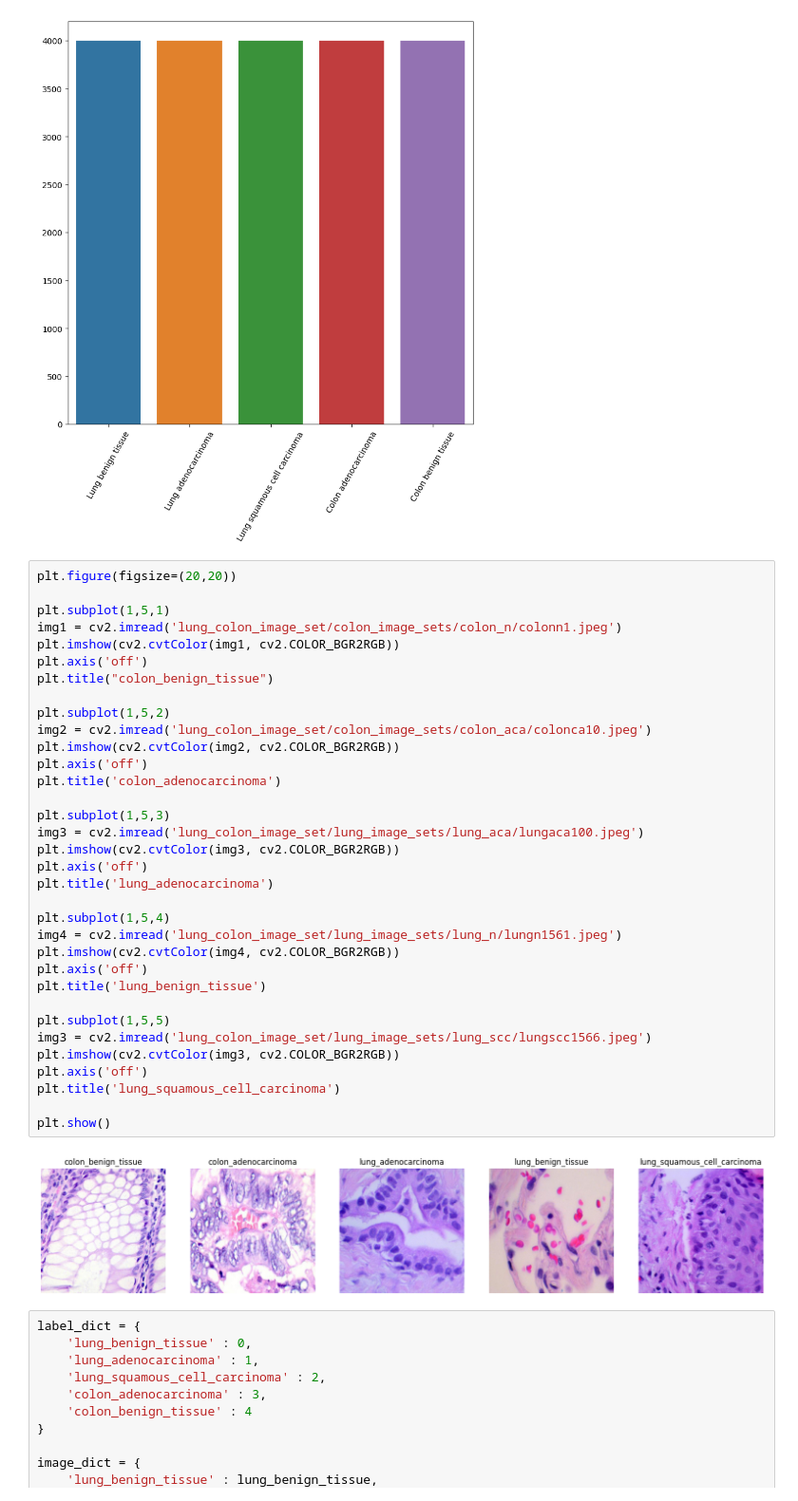
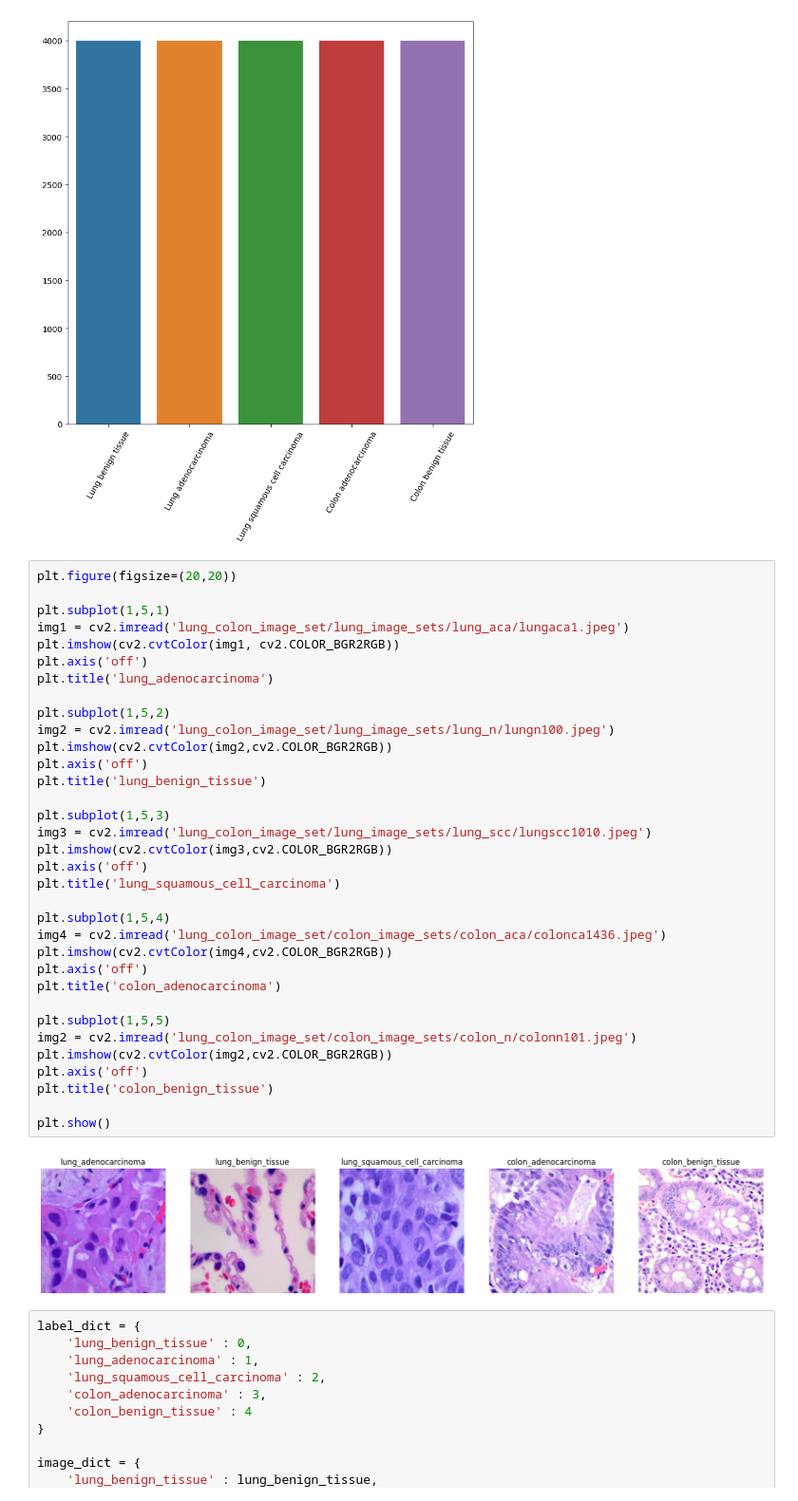
Before and after one commit to abijith-tk/DeepLearning, a Jupyter notebook: ResNet/ResNet.ipynb, the cells around one changed output. Shown at 95% size. Saved outputs shown, nothing was run; the diff lists cells and outputs as text.

```diff
--- a/ResNet/ResNet.ipynb
+++ b/ResNet/ResNet.ipynb
@@ -45,39 +45,39 @@ plt.show()
 # %%
 plt.figure(figsize=(20,20))
 
 plt.subplot(1,5,1)
-img1 = cv2.imread('lung_colon_image_set/colon_image_sets/colon_n/colonn1.jpeg')
+img1 = cv2.imread('lung_colon_image_set/lung_image_sets/lung_aca/lungaca1.jpeg')
 plt.imshow(cv2.cvtColor(img1, cv2.COLOR_BGR2RGB))
 plt.axis('off')
-plt.title("colon_benign_tissue")
+plt.title('lung_adenocarcinoma')
 
 plt.subplot(1,5,2)
-img2 = cv2.imread('lung_colon_image_set/colon_image_sets/colon_aca/colonca10.jpeg')
-plt.imshow(cv2.cvtColor(img2, cv2.COLOR_BGR2RGB))
+img2 = cv2.imread('lung_colon_image_set/lung_image_sets/lung_n/lungn100.jpeg')
+plt.imshow(cv2.cvtColor(img2,cv2.COLOR_BGR2RGB))
+plt.axis('off')
+plt.title('lung_benign_tissue')
+
+plt.subplot(1,5,3)
+img3 = cv2.imread('lung_colon_image_set/lung_image_sets/lung_scc/lungscc1010.jpeg')
+plt.imshow(cv2.cvtColor(img3,cv2.COLOR_BGR2RGB))
+plt.axis('off')
+plt.title('lung_squamous_cell_carcinoma')
+
+plt.subplot(1,5,4)
+img4 = cv2.imread('lung_colon_image_set/colon_image_sets/colon_aca/colonca1436.jpeg')
+plt.imshow(cv2.cvtColor(img4,cv2.COLOR_BGR2RGB))
 plt.axis('off')
 plt.title('colon_adenocarcinoma')
 
-plt.subplot(1,5,3)
-img3 = cv2.imread('lung_colon_image_set/lung_image_sets/lung_aca/lungaca100.jpeg')
-plt.imshow(cv2.cvtColor(img3, cv2.COLOR_BGR2RGB))
+plt.subplot(1,5,5)
+img2 = cv2.imread('lung_colon_image_set/colon_image_sets/colon_n/colonn101.jpeg')
+plt.imshow(cv2.cvtColor(img2,cv2.COLOR_BGR2RGB))
 plt.axis('off')
-plt.title('lung_adenocarcinoma')
-
-plt.subplot(1,5,4)
-img4 = cv2.imread('lung_colon_image_set/lung_image_sets/lung_n/lungn1561.jpeg')
-plt.imshow(cv2.cvtColor(img4, cv2.COLOR_BGR2RGB))
-plt.axis('off')
-plt.title('lung_benign_tissue')
-
-plt.subplot(1,5,5)
-img3 = cv2.imread('lung_colon_image_set/lung_image_sets/lung_scc/lungscc1566.jpeg')
-plt.imshow(cv2.cvtColor(img3, cv2.COLOR_BGR2RGB))
-plt.axis('off')
-plt.title('lung_squamous_cell_carcinoma')
+plt.title('colon_benign_tissue')
 
 plt.show()
 # %% [output]
-[figure, old version]
+[figure, new version]
 # %%
 label_dict = {
     'lung_benign_tissue' : 0,
```
Also changed, not shown: parts of 9 cells of this notebook, 1 other file.
